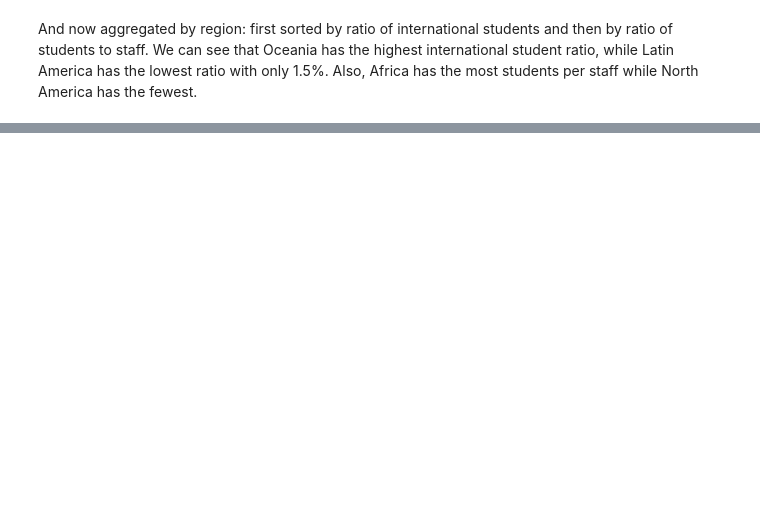
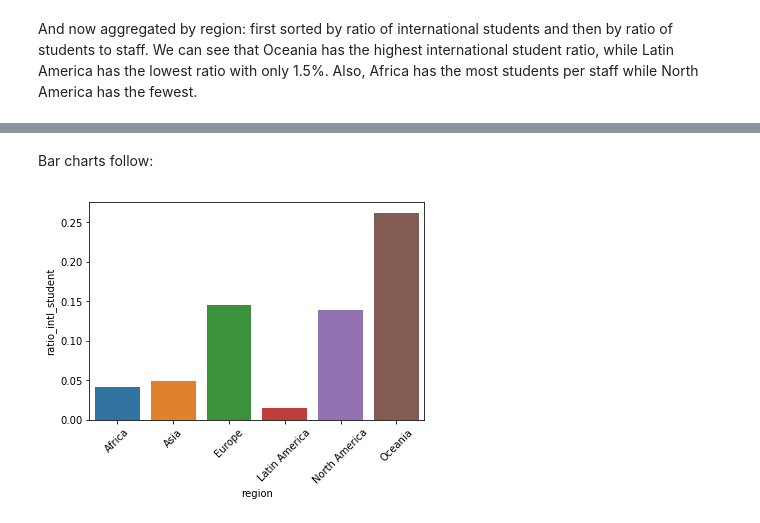
Before and after one commit to odorgergo/ada-rag, a Jupyter notebook: HW2/THE_Data.ipynb, the cells around one changed output, grey strips where cells are left out. Cells and saved outputs as stored; diff of their text form; code cells hidden in the pictures; blank space fills up the shorter version.

```diff
--- a/HW2/THE_Data.ipynb
+++ b/HW2/THE_Data.ipynb
@@ -262,3 +290,11 @@ ranking_aggregated_region.sort_values(ascending=False, by='ratio_student_staff')
 | Europe | 462906.093234 | 1229986.94 | 8498004.0 | 0.144738 | 18.357944 |
 | Latin America | 148690.479429 | 36832.68 | 2422172.0 | 0.015206 | 16.290028 |
 | North America | 309324.115784 | 600674.68 | 4313409.0 | 0.139258 | 13.944626 |
+# %% [markdown]
+Bar charts follow:
+# %%
+ax = sns.barplot(x="region", y="ratio_intl_student", data=ranking_aggregated_region.reset_index())
+plt.xticks(rotation=45)
+plt.show(ax)
+# %% [output]
+[figure, added]
```
Also changed, not shown: parts of 7 cells of this notebook.
